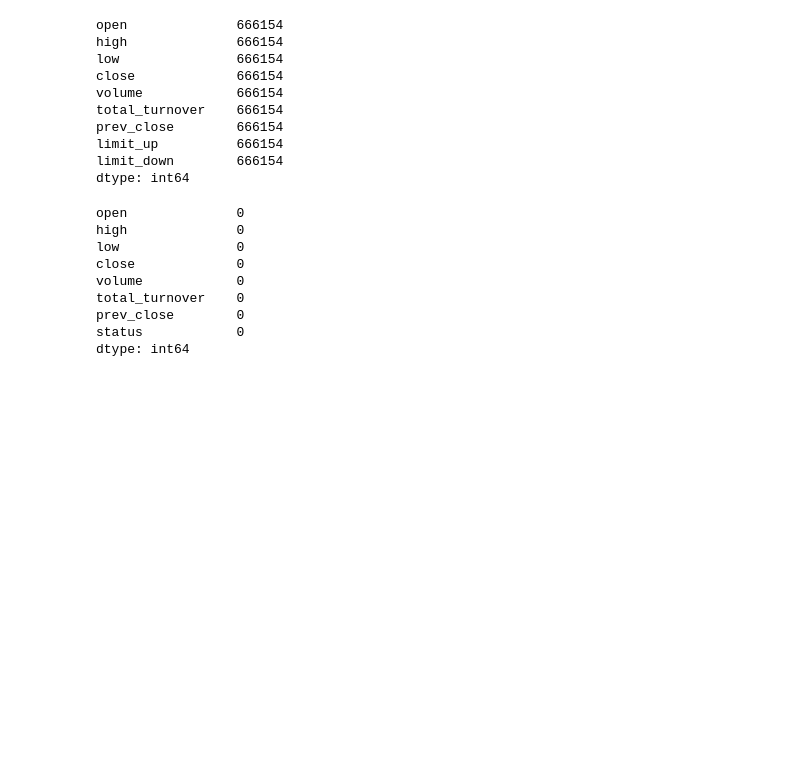
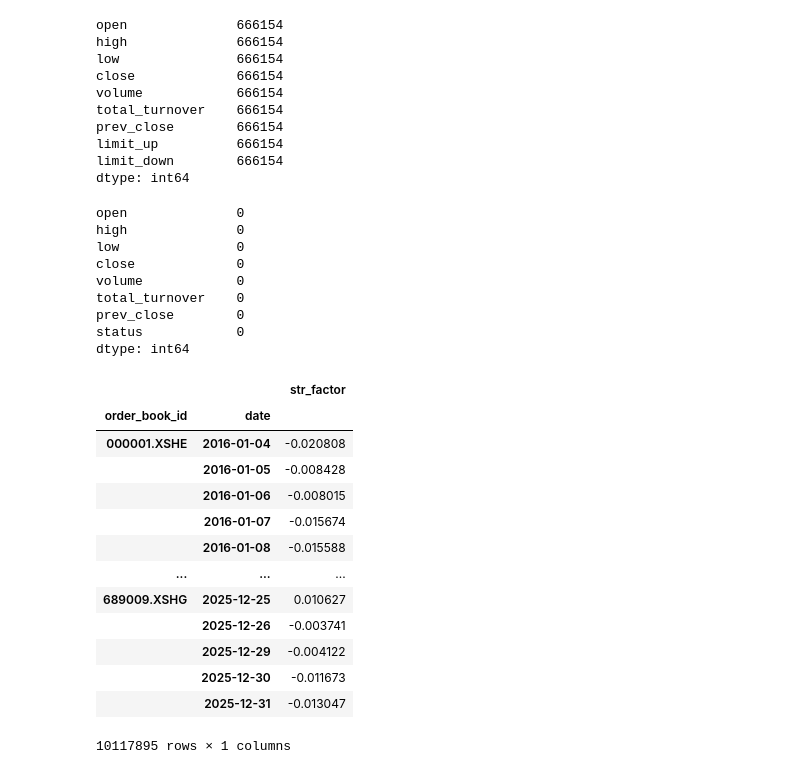
Before and after one commit to Milessma/quant_road, a Jupyter notebook: view.ipynb, the cells around one changed output. Saved outputs shown, nothing was run; the diff lists cells and outputs as text; code cells hidden in the pictures; blank space fills up the shorter version.

```diff
--- a/view.ipynb
+++ b/view.ipynb
@@ -263,0 +300,17 @@ dtype: int64
+# %%
+str
+# %% [output]
+|  |  | str_factor |
+| order_book_id | date |  |
+| 000001.XSHE | 2016-01-04 | -0.020808 |
+|  | 2016-01-05 | -0.008428 |
+|  | 2016-01-06 | -0.008015 |
+|  | 2016-01-07 | -0.015674 |
+|  | 2016-01-08 | -0.015588 |
+| ... | ... | ... |
+| 689009.XSHG | 2025-12-25 | 0.010627 |
+|  | 2025-12-26 | -0.003741 |
+|  | 2025-12-29 | -0.004122 |
+|  | 2025-12-30 | -0.011673 |
+|  | 2025-12-31 | -0.013047 |
+10117895 rows × 1 columns
```
Also changed, not shown: parts of 3 cells of this notebook, 5 other files.
